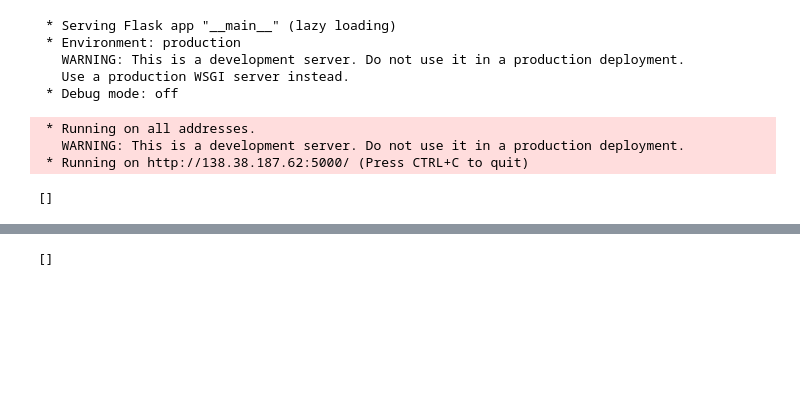
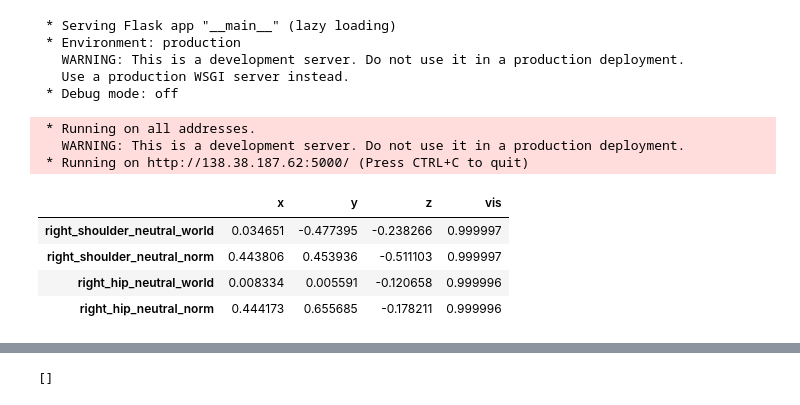
Before and after one commit to shazakam/basmi-pose-caclulator, a Jupyter notebook: FlaskBasmiServer/flaskBasmiServer.ipynb, the cells around one changed output, grey strips where cells are left out. Cells and saved outputs as stored; diff of their text form; code cells hidden in the pictures; blank space fills up the shorter version.

```diff
--- a/FlaskBasmiServer/flaskBasmiServer.ipynb
+++ b/FlaskBasmiServer/flaskBasmiServer.ipynb
@@ -683,9 +650,13 @@ if __name__ == "__main__":
    WARNING: This is a development server. Do not use it in a production deployment.
  * Running on http://138.38.187.62:5000/ (Press CTRL+C to quit)
 # %%
-Results.cervical_left_coord
+Results.flexion_neutral_right_coord
 # %% [output]
-[]
+|  | x | y | z | vis |
+| right_shoulder_neutral_world | 0.034651 | -0.477395 | -0.238266 | 0.999997 |
+| right_shoulder_neutral_norm | 0.443806 | 0.453936 | -0.511103 | 0.999997 |
+| right_hip_neutral_world | 0.008334 | 0.005591 | -0.120658 | 0.999996 |
+| right_hip_neutral_norm | 0.444173 | 0.655685 | -0.178211 | 0.999996 |
 # %%
 Results.intermalleolar_coord
 # %% [output]
```
Also changed, not shown: parts of 9 cells of this notebook, 24 other files.
